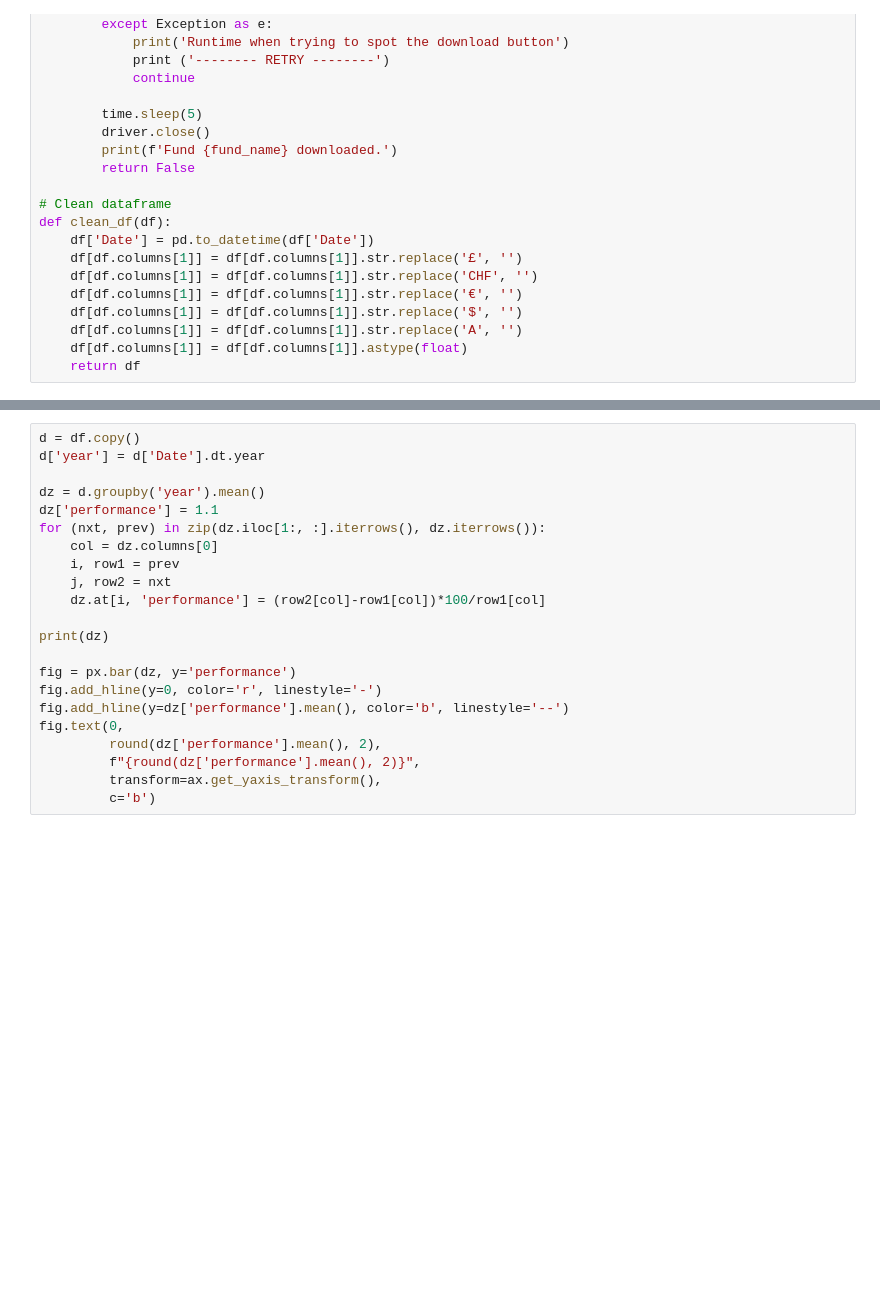
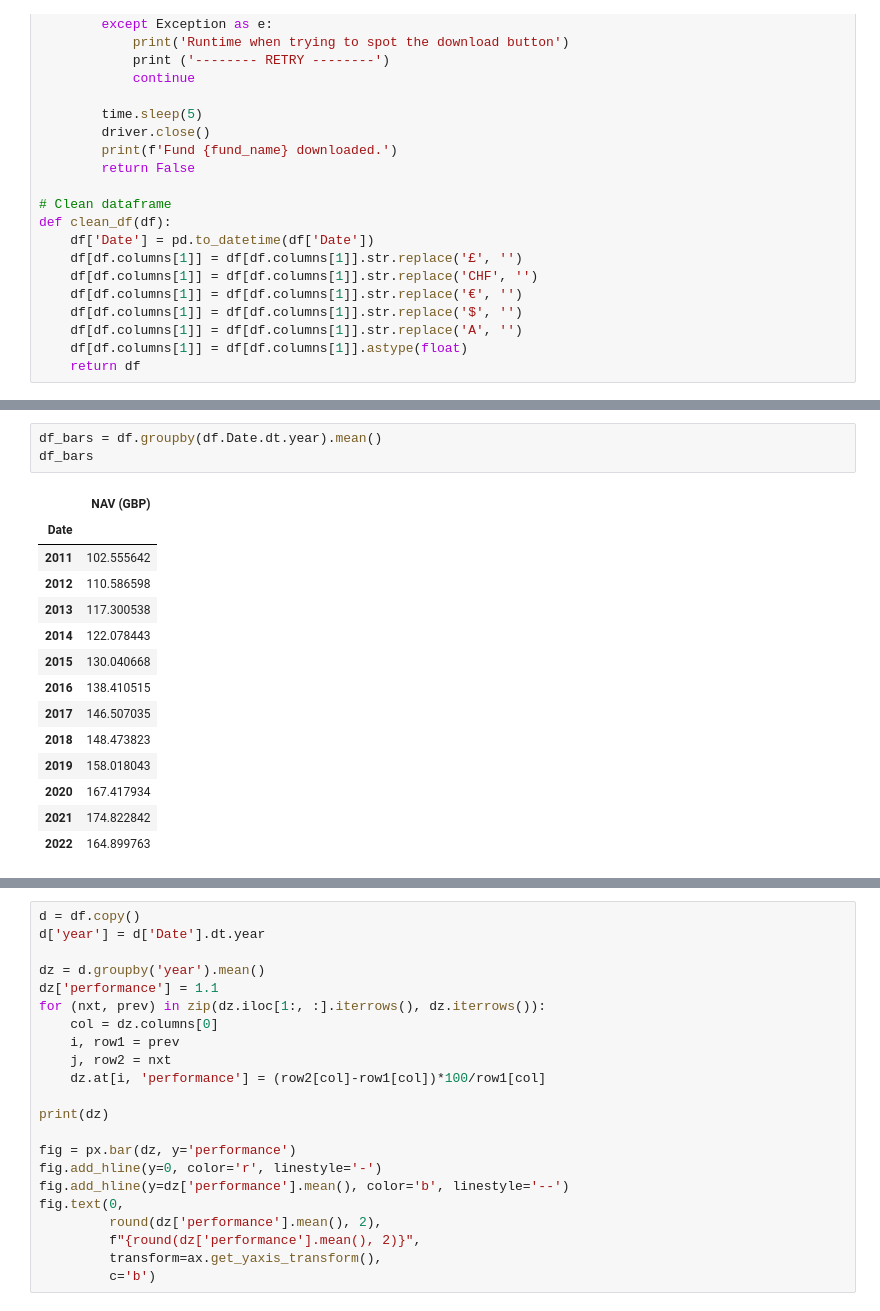
Before and after one commit to weronikazak/Intrinsic_Value, a Jupyter notebook: Vanguard/notebooks/Scrap Single.ipynb, the cells around one changed output, grey strips where cells are left out. Drawn from its saved outputs; the diff is of its cells as text; blank space fills up the shorter version.

```diff
--- a/Vanguard/notebooks/Scrap Single.ipynb
+++ b/Vanguard/notebooks/Scrap Single.ipynb
@@ -196,3 +198,21 @@ fig.show()
 # %% [output]
 [interactive output not drawn]
 [interactive output not drawn]
+# %%
+df_bars = df.groupby(df.Date.dt.year).mean()
+df_bars
+# %% [output]
+|  | NAV (GBP) |
+| Date |  |
+| 2011 | 102.555642 |
+| 2012 | 110.586598 |
+| 2013 | 117.300538 |
+| 2014 | 122.078443 |
+| 2015 | 130.040668 |
+| 2016 | 138.410515 |
+| 2017 | 146.507035 |
+| 2018 | 148.473823 |
+| 2019 | 158.018043 |
+| 2020 | 167.417934 |
+| 2021 | 174.822842 |
+| 2022 | 164.899763 |
```
Also changed, not shown: parts of 4 cells of this notebook, 5 other files.
